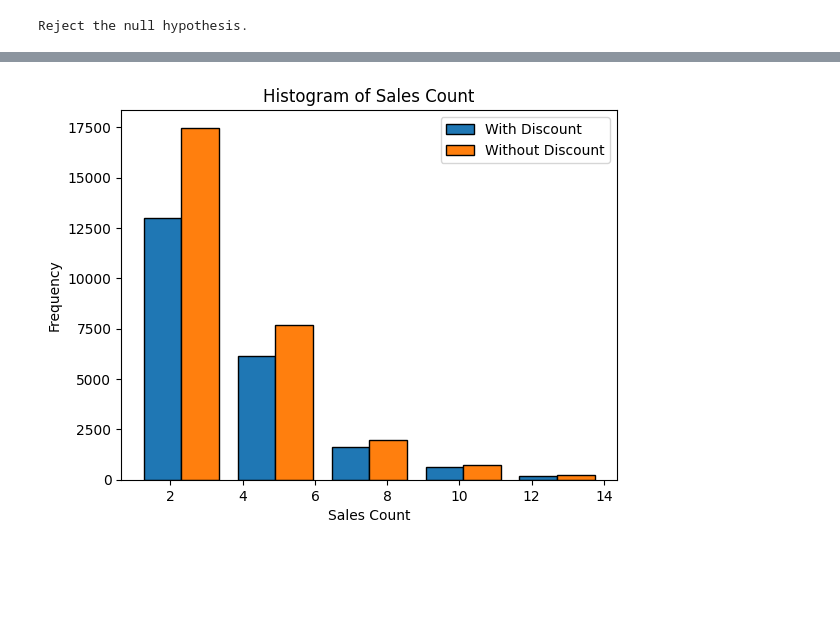
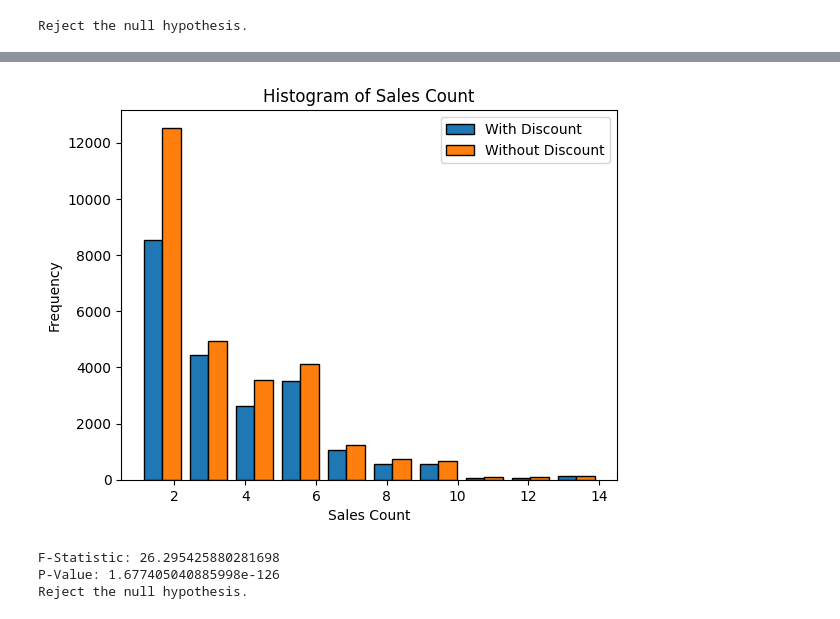
Before and after one commit to fahmani-ms/Superstore_Dashboard, a Jupyter notebook: Statistics/Statistical.ipynb, the cells around one changed output, grey strips where cells are left out. Drawn from its saved outputs; the diff is of its cells as text; code cells hidden in the pictures; blank space fills up the shorter version.

Commit message:
Statistics Version 2

```diff
--- a/Statistics/Statistical.ipynb
+++ b/Statistics/Statistical.ipynb
@@ -72,10 +65,27 @@ with open(filename, "w", newline="") as csvfile:
 # %%
-plt.hist([w_dis['Quantity'], wo_dis['Quantity']], bins=5, edgecolor='black', label=['With Discount', 'Without Discount'])
+plt.hist([w_dis['Quantity'], wo_dis['Quantity']], edgecolor='black', label=['With Discount', 'Without Discount'])
 plt.xlabel('Sales Count')
 plt.ylabel('Frequency')
 plt.title('Histogram of Sales Count')
 plt.legend()
 plt.savefig('Histogram.png')
 plt.show()
 # %% [output]
-[figure, old version]
+[figure, new version]
+# %%
+groups = [df[df['Discount'] == discount]['Quantity'] for discount in df['Discount'].unique()]
+
+f_statistic, p_value = stats.f_oneway(*groups)
+
+print("F-Statistic:", f_statistic)
+print("P-Value:", p_value)
+alpha = 0.05
+
+if p_value < alpha:
+    print("Reject the null hypothesis.")
+else:
+    print("Fail to reject the null hypothesis.")
+# %% [output]
+F-Statistic: 26.295425880281698
+P-Value: 1.677405040885998e-126
+Reject the null hypothesis.
```
Also changed, not shown: parts of 2 cells of this notebook, 3 other files.
